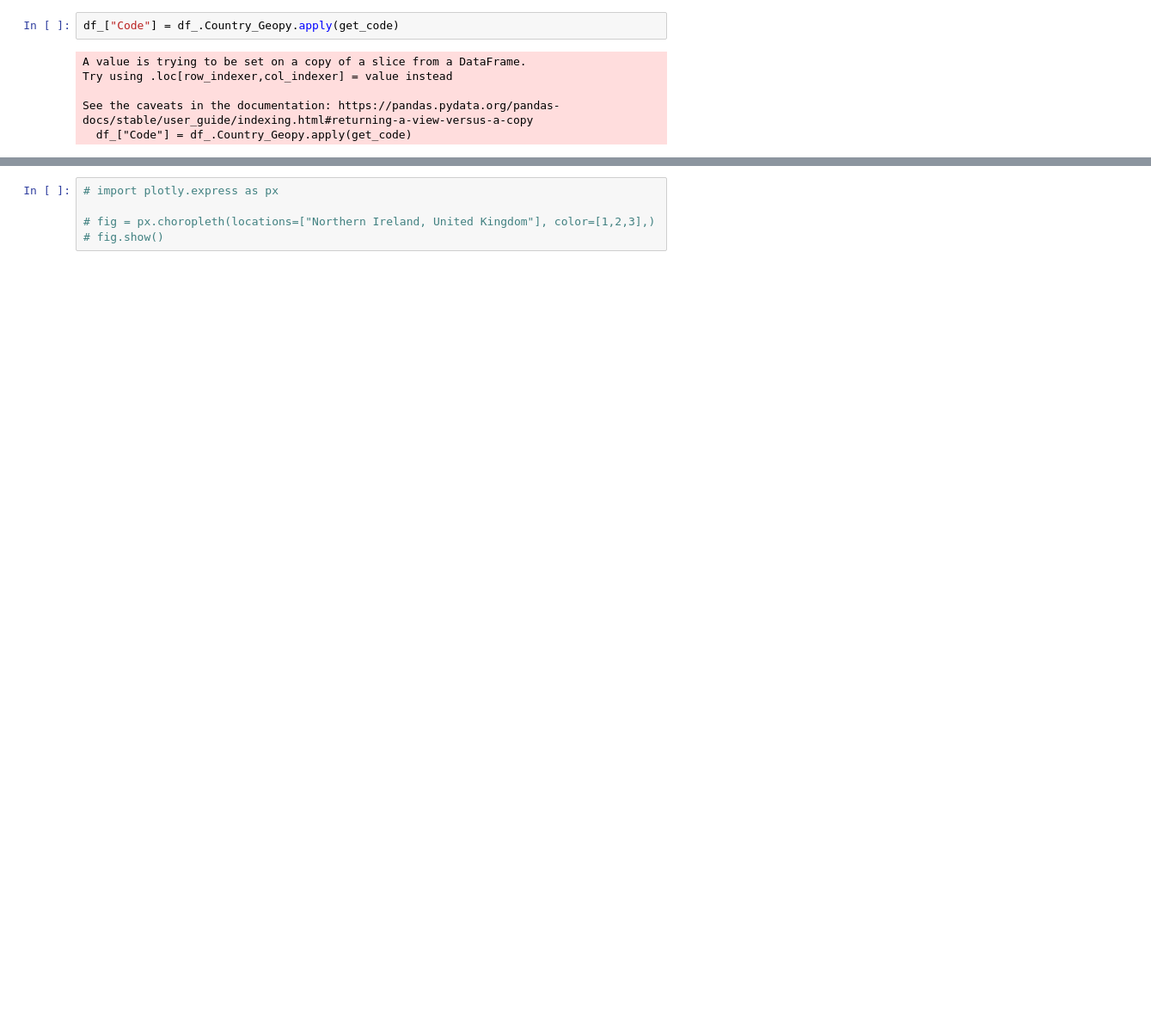
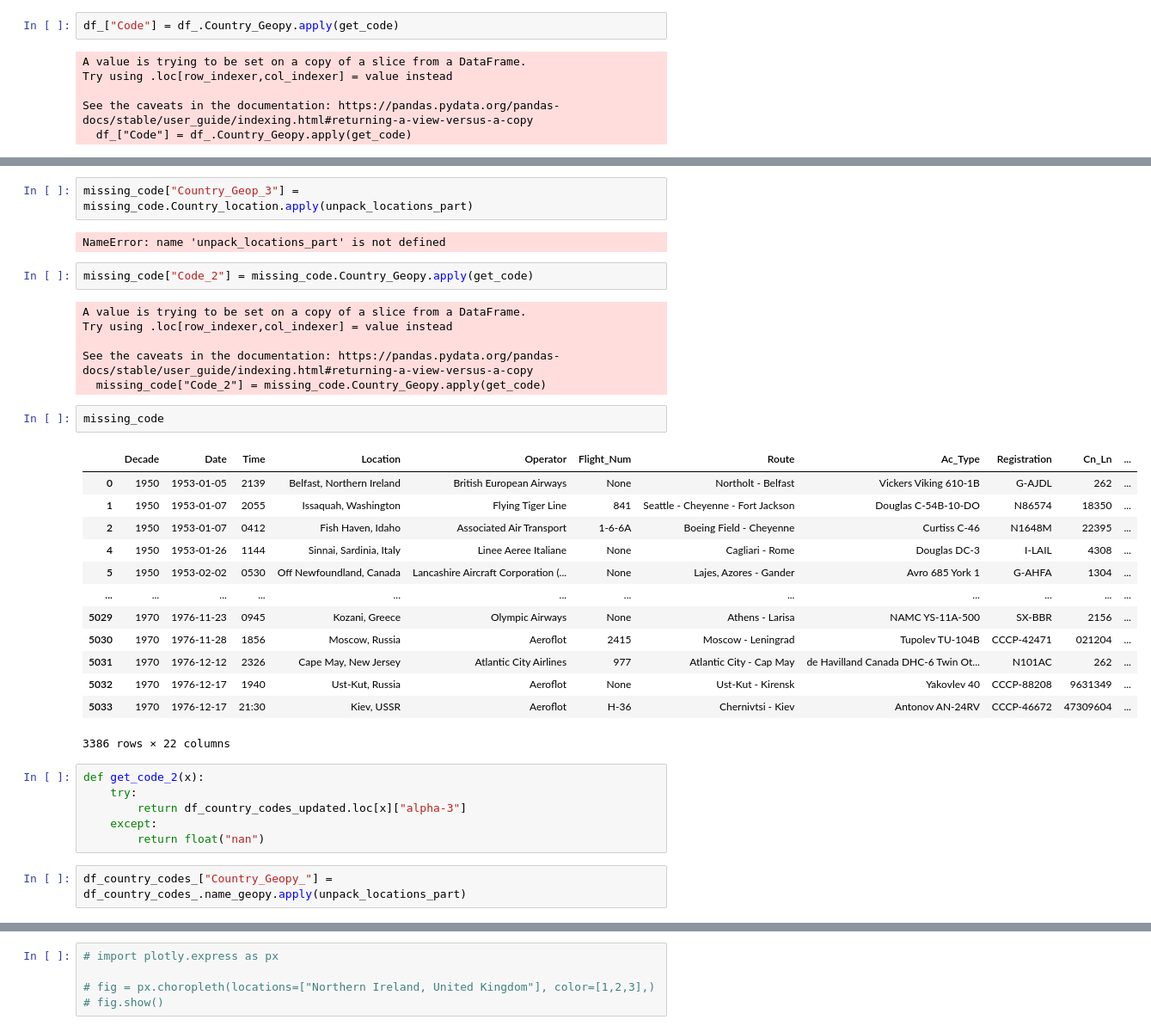
Before and after one commit to tonderai-m/Airplane, a Jupyter notebook: part_06.Geolocation_Geopy.Combine.ipynb, the cells around one changed output, grey strips where cells are left out. Shown at 86% size. Cells and saved outputs as stored; diff of their text form; blank space fills up the shorter version.

```diff
--- a/part_06.Geolocation_Geopy.Combine.ipynb
+++ b/part_06.Geolocation_Geopy.Combine.ipynb
@@ -128,3 +350,39 @@ good[:3]
+# %%
+missing_code["Country_Geop_3"] = missing_code.Country_location.apply(unpack_locations_part)
+# %% [output]
+NameError: name 'unpack_locations_part' is not defined
+# %%
+missing_code["Code_2"] = missing_code.Country_Geopy.apply(get_code)
+# %% [output]
+A value is trying to be set on a copy of a slice from a DataFrame.
+Try using .loc[row_indexer,col_indexer] = value instead
+
+See the caveats in the documentation: https://pandas.pydata.org/pandas-docs/stable/user_guide/indexing.html#returning-a-view-versus-a-copy
+  missing_code["Code_2"] = missing_code.Country_Geopy.apply(get_code)
+# %%
+missing_code
+# %% [output]
+|  | Decade | Date | Time | Location | Operator | Flight_Num | Route | Ac_Type | Registration | Cn_Ln | ... |
+| 0 | 1950 | 1953-01-05 | 2139 | Belfast, Northern Ireland | British European Airways | None | Northolt - Belfast | Vickers Viking 610-1B | G-AJDL | 262 | ... |
+| 1 | 1950 | 1953-01-07 | 2055 | Issaquah, Washington | Flying Tiger Line | 841 | Seattle - Cheyenne - Fort Jackson | Douglas C-54B-10-DO | N86574 | 18350 | ... |
+| 2 | 1950 | 1953-01-07 | 0412 | Fish Haven, Idaho | Associated Air Transport | 1-6-6A | Boeing Field - Cheyenne | Curtiss C-46 | N1648M | 22395 | ... |
+| 4 | 1950 | 1953-01-26 | 1144 | Sinnai, Sardinia, Italy | Linee Aeree Italiane | None | Cagliari - Rome | Douglas DC-3 | I-LAIL | 4308 | ... |
+| 5 | 1950 | 1953-02-02 | 0530 | Off Newfoundland, Canada | Lancashire Aircraft Corporation (... | None | Lajes, Azores - Gander | Avro 685 York 1 | G-AHFA | 1304 | ... |
+| ... | ... | ... | ... | ... | ... | ... | ... | ... | ... | ... | ... |
+| 5029 | 1970 | 1976-11-23 | 0945 | Kozani, Greece | Olympic Airways | None | Athens - Larisa | NAMC YS-11A-500 | SX-BBR | 2156 | ... |
+| 5030 | 1970 | 1976-11-28 | 1856 | Moscow, Russia | Aeroflot | 2415 | Moscow - Leningrad | Tupolev TU-104B | CCCP-42471 | 021204 | ... |
+| 5031 | 1970 | 1976-12-12 | 2326 | Cape May, New Jersey | Atlantic City Airlines | 977 | Atlantic City - Cap May | de Havilland Canada DHC-6 Twin Ot... | N101AC | 262 | ... |
+| 5032 | 1970 | 1976-12-17 | 1940 | Ust-Kut, Russia | Aeroflot | None | Ust-Kut - Kirensk | Yakovlev 40 | CCCP-88208 | 9631349 | ... |
+| 5033 | 1970 | 1976-12-17 | 21:30 | Kiev, USSR | Aeroflot | H-36 | Chernivtsi - Kiev | Antonov AN-24RV | CCCP-46672 | 47309604 | ... |
+3386 rows × 22 columns
+# %%
+def get_code_2(x):
+    try:
+        return df_country_codes_updated.loc[x]["alpha-3"]
+    except:
+        return float("nan")
+# %%
+df_country_codes_["Country_Geopy_"] = df_country_codes_.name_geopy.apply(unpack_locations_part)
 # %%
 df_country_codes_
 # %% [output]
```
Also changed, not shown: parts of 57 cells of this notebook, 11 other files.
